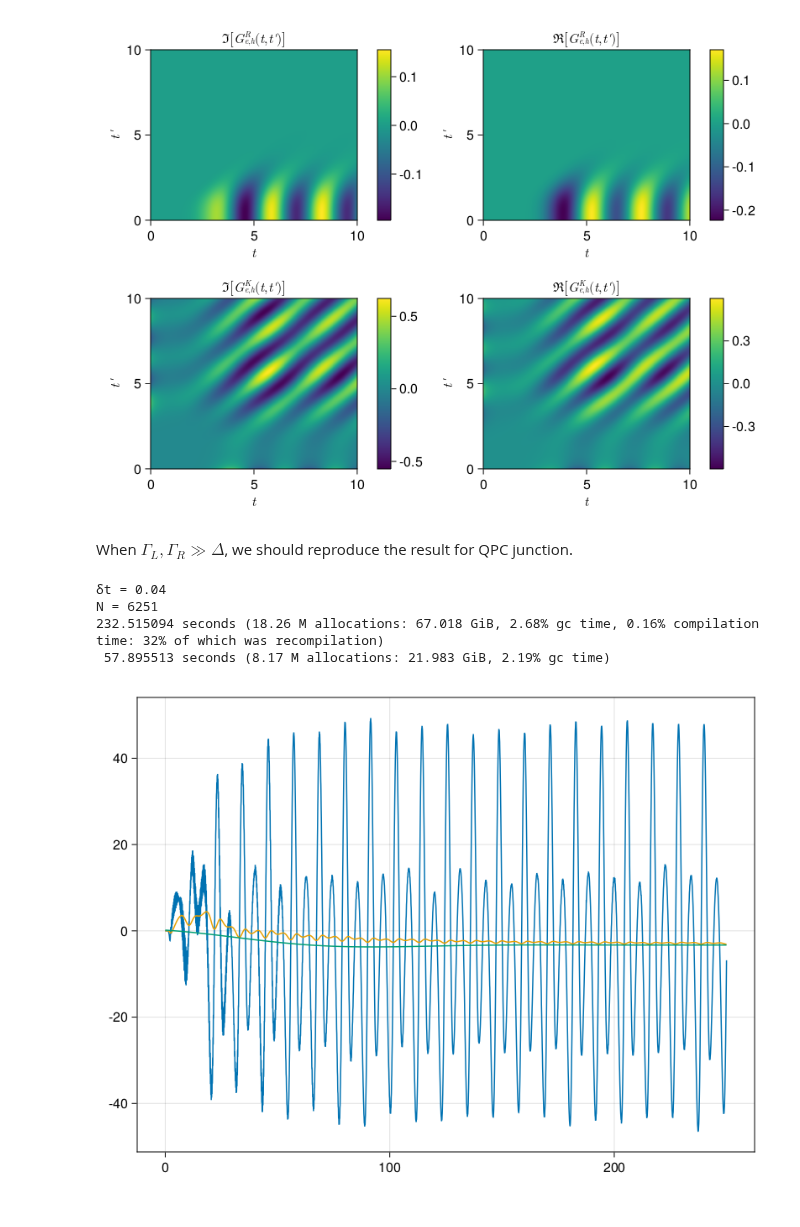
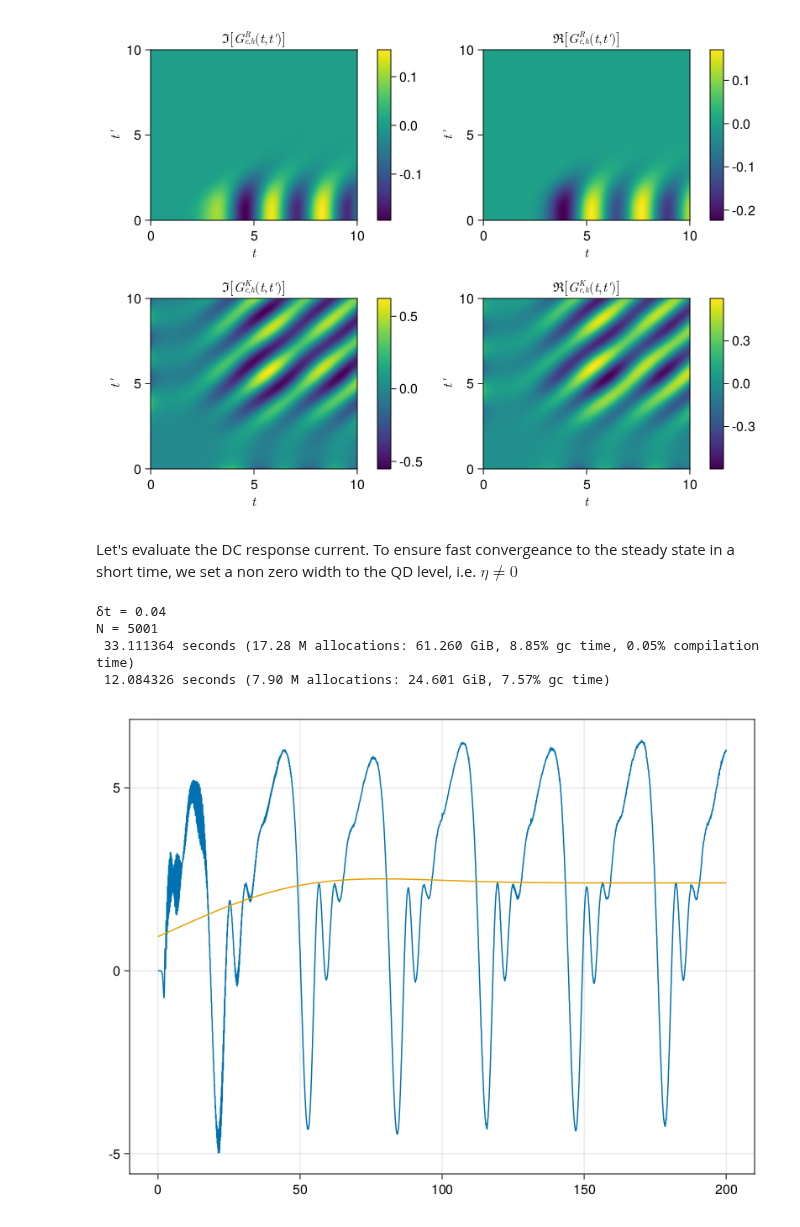
Before and after one commit to BaptisteLamic/NonEquilibriumGreenFunction.jl, a Jupyter notebook: examples/SQDS_junction.ipynb, the cells around one changed output. Cells and saved outputs as stored; diff of their text form; code cells hidden in the pictures.

```diff
--- a/examples/SQDS_junction.ipynb
+++ b/examples/SQDS_junction.ipynb
@@ -294,27 +293,26 @@ if length(Junction.axis(p)) < 2001
 end
 # %% [output]
 [figure]
-# %% [markdown]
-When $\Gamma_L, \Gamma_R \gg \Delta $, we should reproduce the result for QPC junction.
+# %% [markdown]
+Let's evaluate the DC response current. To ensure fast convergeance to the steady state in a short time, we set a non zero width to the QD level, i.e. $\eta \neq 0$
 # %%
-V = 0.55
+V = 0.2
 Γ = 5
 δt = 0.04
 @show δt
-p = Junction.Parameters(δt=δt, T = 250, ϕl=t -> 0, ϕr=t -> V*t, Δ = 1, Γl=Γ, Γr=0.7*Γ, β=100,η = 1/50 );
+p = Junction.Parameters(δt=δt, T = 200, ϕl=t -> 0, ϕr=t -> V*t, Δ = 1, Γl=Γ, Γr=0.7*Γ, β=1000,η = 1/10 );
 println("N = $(Junction.axis(p)|> length)")
 @time results = Junction.simulate_junction(p)
 @time Idc = Junction.compute_average_current(results)
 using DSP
 zpk = digitalfilter(Lowpass(0.05/2pi,fs = 1/p.δt), Butterworth(5))
 f = lines(Junction.axis(p), real.(Idc))
-lines!(Junction.axis(p), real.(cumsum(Idc))./(1:length(Idc)))
 lines!(Junction.axis(p), filtfilt(zpk,real.(Idc)))
 f
 # %% [output]
 δt = 0.04
-N = 6251
-232.515094 seconds (18.26 M allocations: 67.018 GiB, 2.68% gc time, 0.16% compilation time: 32% of which was recompilation)
- 57.895513 seconds (8.17 M allocations: 21.983 GiB, 2.19% gc time)
+N = 5001
+ 33.111364 seconds (17.28 M allocations: 61.260 GiB, 8.85% gc time, 0.05% compilation time)
+ 12.084326 seconds (7.90 M allocations: 24.601 GiB, 7.57% gc time)
-[figure, old version]
+[figure, new version]
 # %%
```
Also changed, not shown: parts of 7 cells of this notebook, 1 other file.
